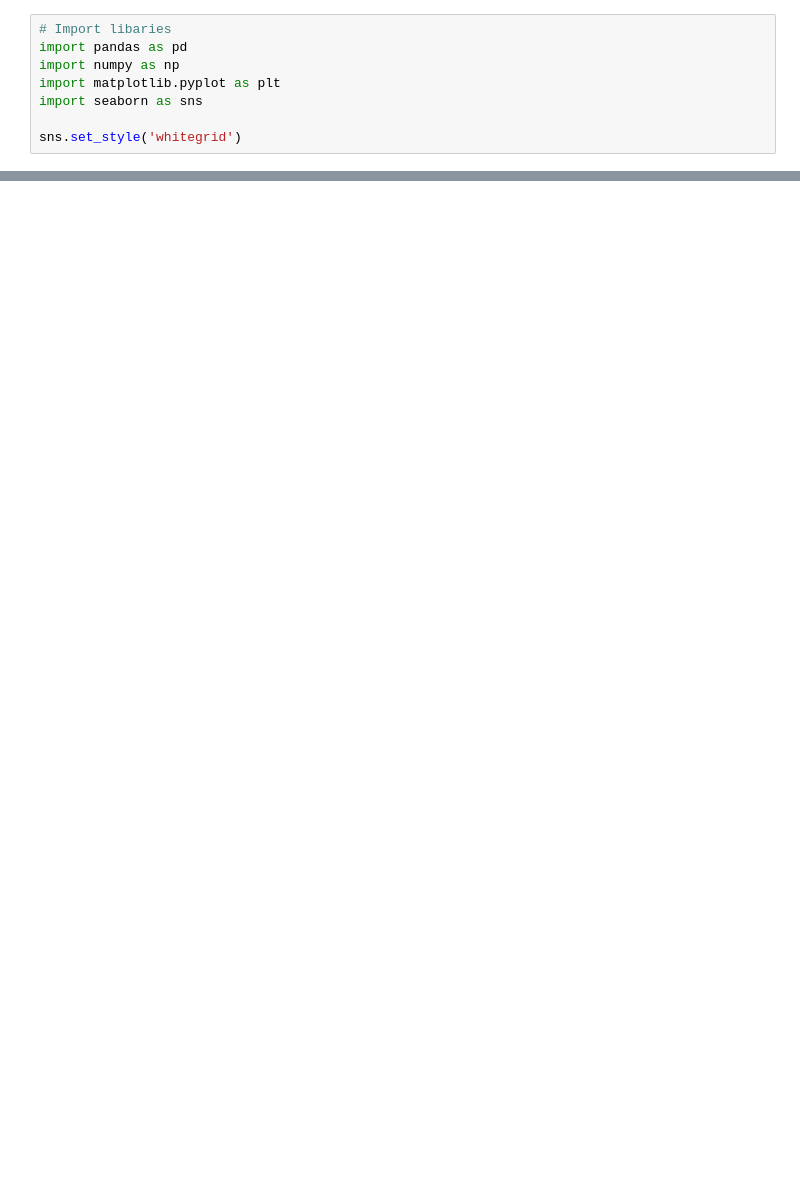
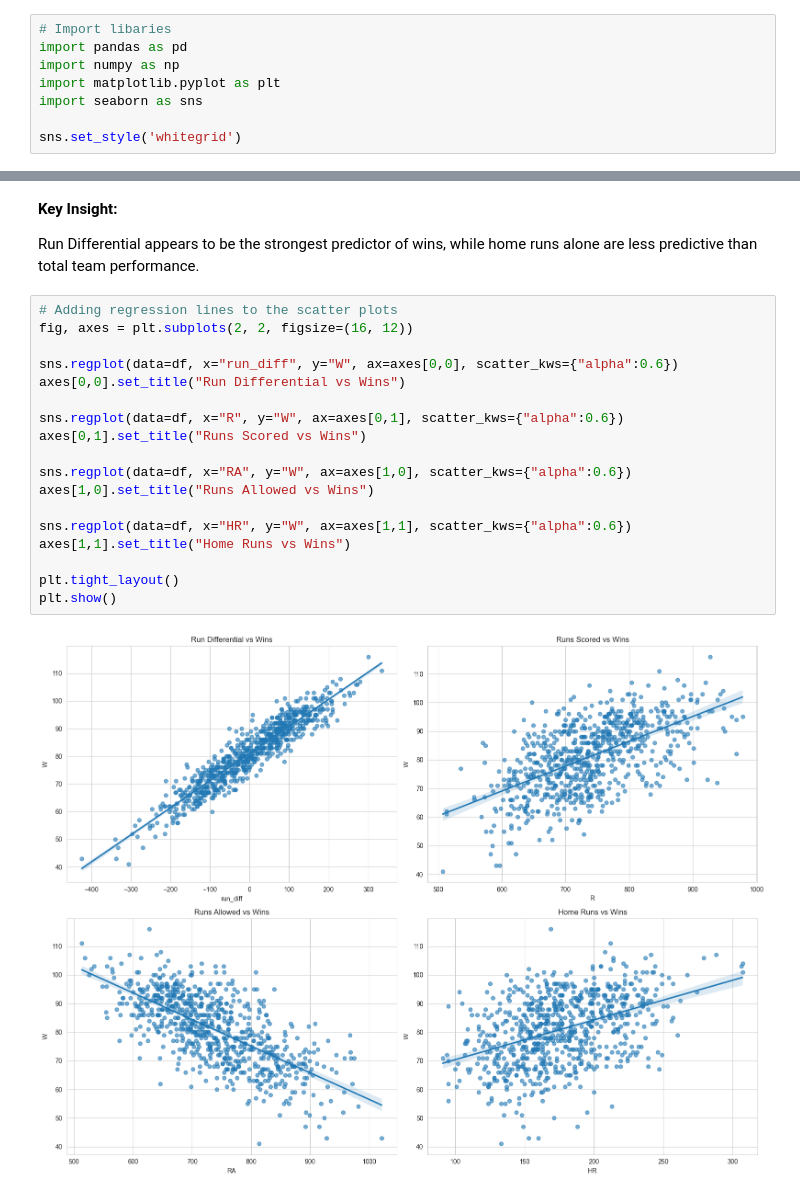
Before and after one commit to tcbailey30/sports-analytics-repository, a Jupyter notebook: MLB/02_team_wins_prediction/notebooks/02_eda.ipynb, the cells around one changed output, grey strips where cells are left out. Saved outputs shown, nothing was run; the diff lists cells and outputs as text; blank space fills up the shorter version.

```diff
--- a/MLB/02_team_wins_prediction/notebooks/02_eda.ipynb
+++ b/MLB/02_team_wins_prediction/notebooks/02_eda.ipynb
@@ -39,0 +64,24 @@ plt.show()
+# %% [markdown]
+__Key Insight:__
+
+Run Differential appears to be the strongest predictor of wins, while home runs alone are less predictive than total team performance.
+# %%
+# Adding regression lines to the scatter plots
+fig, axes = plt.subplots(2, 2, figsize=(16, 12))
+
+sns.regplot(data=df, x="run_diff", y="W", ax=axes[0,0], scatter_kws={"alpha":0.6})
+axes[0,0].set_title("Run Differential vs Wins")
+
+sns.regplot(data=df, x="R", y="W", ax=axes[0,1], scatter_kws={"alpha":0.6})
+axes[0,1].set_title("Runs Scored vs Wins")
+
+sns.regplot(data=df, x="RA", y="W", ax=axes[1,0], scatter_kws={"alpha":0.6})
+axes[1,0].set_title("Runs Allowed vs Wins")
+
+sns.regplot(data=df, x="HR", y="W", ax=axes[1,1], scatter_kws={"alpha":0.6})
+axes[1,1].set_title("Home Runs vs Wins")
+
+plt.tight_layout()
+plt.show()
+# %% [output]
+[figure, added]
```
Also changed, not shown: parts of 6 cells of this notebook, 1 other file.
